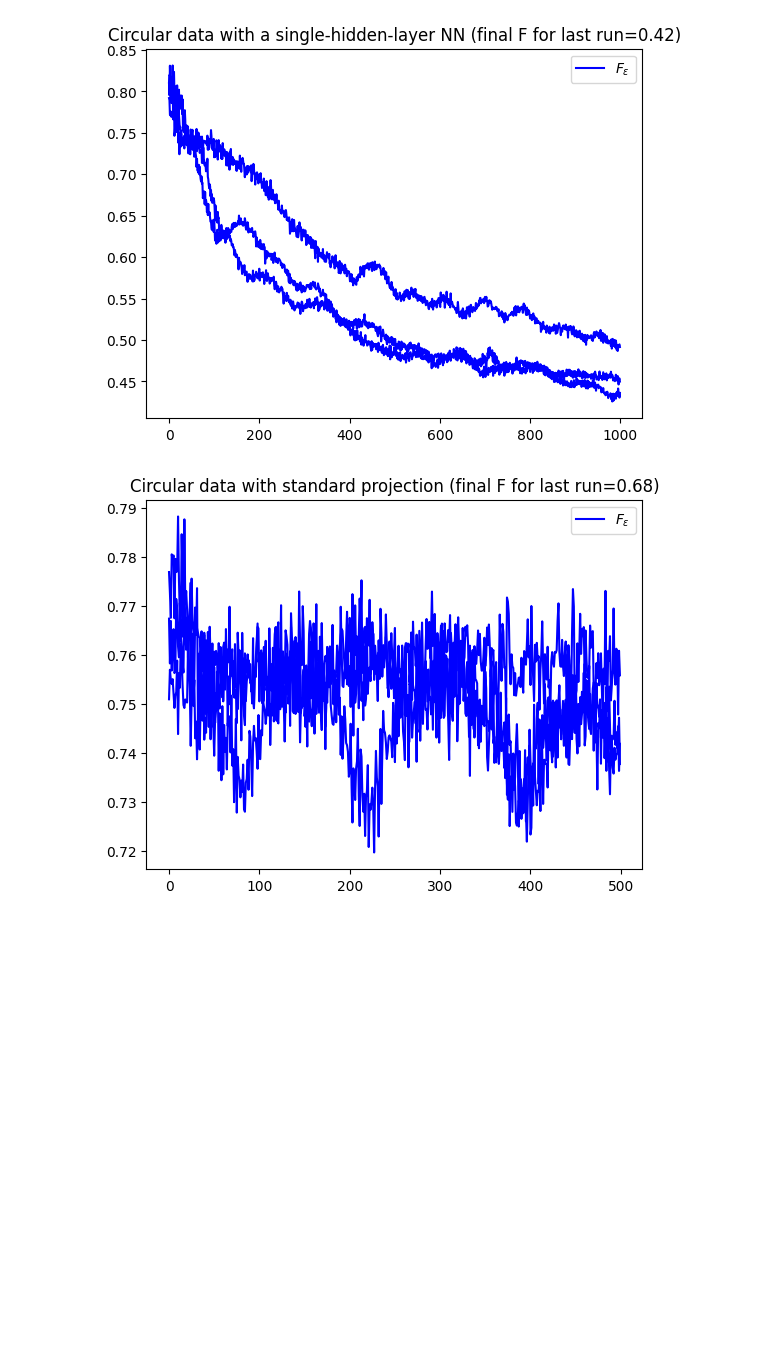
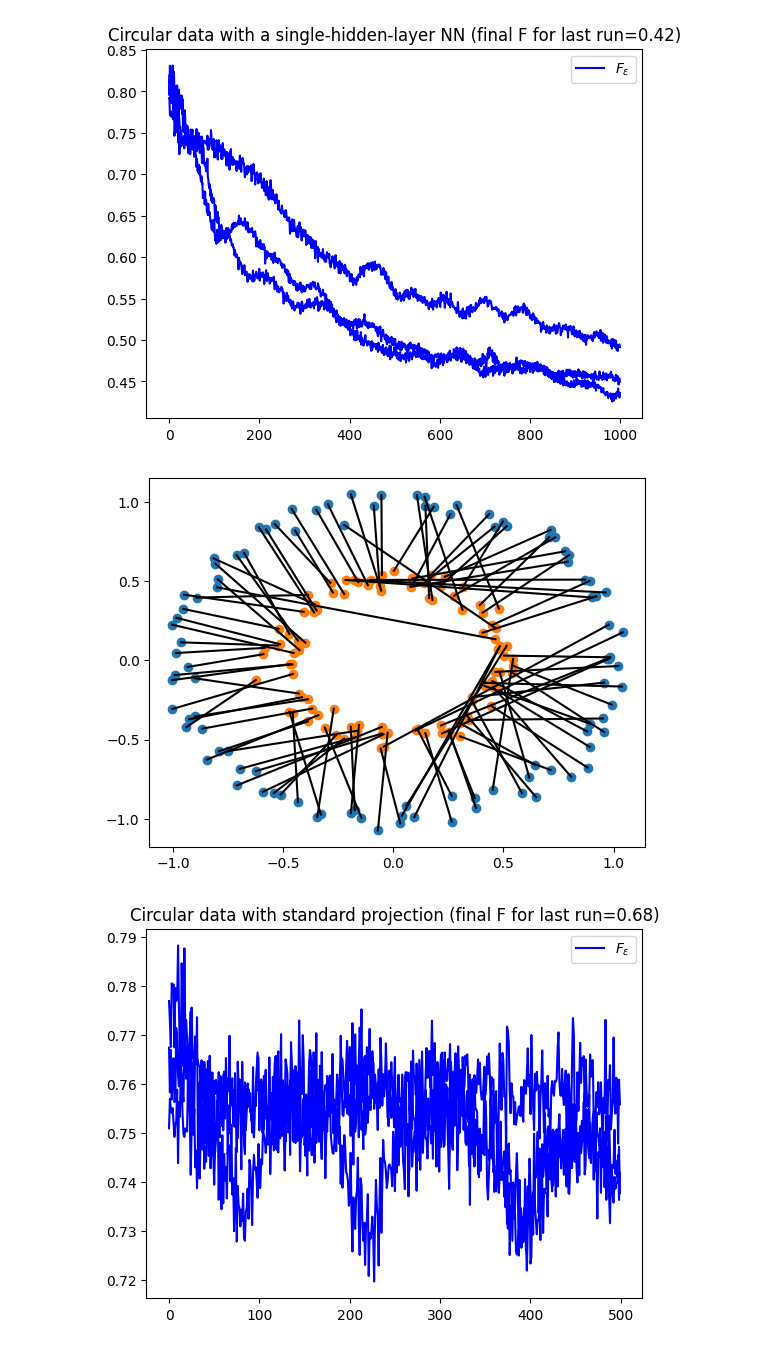
Before and after one commit to rtavenar/dgswp, a Jupyter notebook: grad_desc_torch.ipynb, the cells around one changed output. Cells and saved outputs as stored; diff of their text form; code cells hidden in the pictures; blank space fills up the shorter version.

```diff
--- a/grad_desc_torch.ipynb
+++ b/grad_desc_torch.ipynb
@@ -409,6 +409,22 @@ plt.legend(["$F_{\\varepsilon}$"])
 plt.title(f"Circular data with a single-hidden-layer NN (final F for last run={float(custom_F(x_circ.float(), y_circ.float(), model)):.2f})");
 # %% [output]
 [figure]
+# %%
+def F_nn_indexes(x, y, model):
+    pos_x_1d = torch.argsort(model(x).flatten())
+    pos_y_1d = torch.argsort(model(y).flatten())
+    return pos_x_1d, pos_y_1d
+
+ind_x, ind_y = F_nn_indexes(x_circ.float(), y_circ.float(), model)
+
+plt.scatter(x_circ.detach().numpy()[:, 0], x_circ.detach().numpy()[:, 1])
+plt.scatter(y_circ.detach().numpy()[:, 0], y_circ.detach().numpy()[:, 1]);
+for i, j in zip(ind_x, ind_y):
+    plt.plot([x_circ.detach().numpy()[i, 0], y_circ.detach().numpy()[j, 0]],
+             [x_circ.detach().numpy()[i, 1], y_circ.detach().numpy()[j, 1]],
+             color='k')
+# %% [output]
+[figure, added]
 # %%
 torch.manual_seed(common_seed)
 np.random.seed(common_seed)
```
Also changed, not shown: parts of 8 cells of this notebook.
